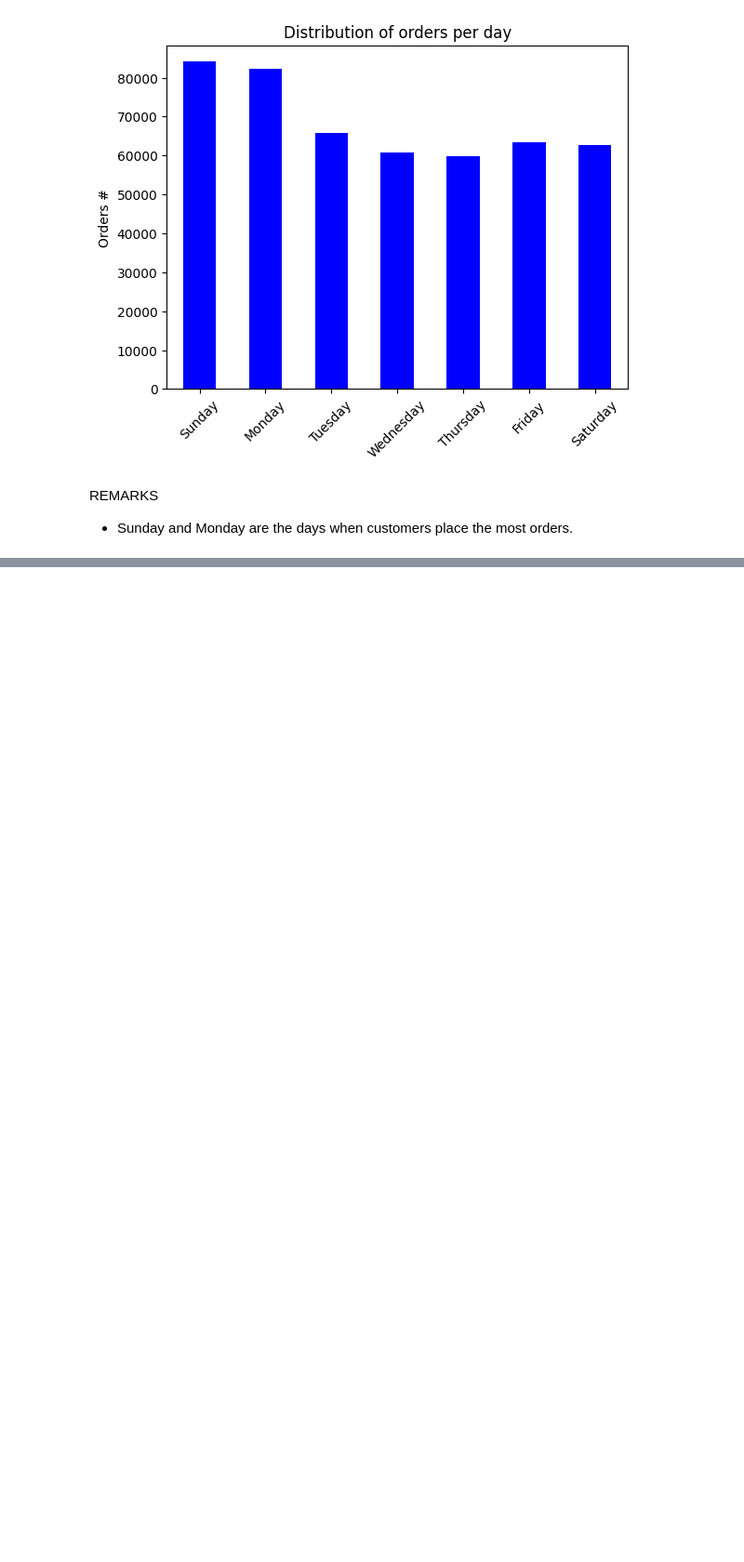
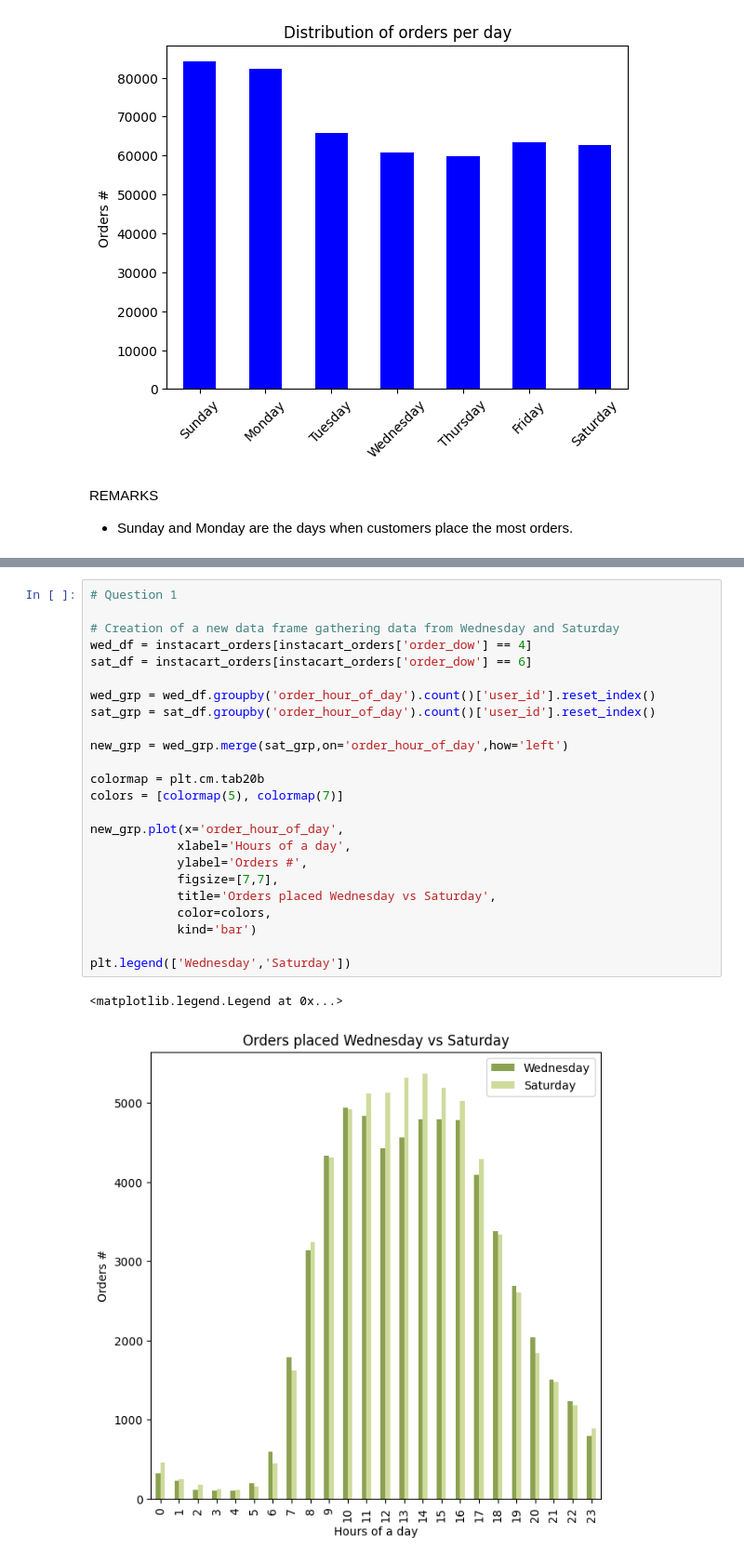
Before and after one commit to Calarioz/DA_InstaCart, a Jupyter notebook: jupyter.ipynb, the cells around one changed output, grey strips where cells are left out. Shown at 93% size. Saved outputs shown, nothing was run; the diff lists cells and outputs as text; blank space fills up the shorter version.

```diff
--- a/jupyter.ipynb
+++ b/jupyter.ipynb
@@ -561,0 +573,27 @@ REMARKS
+# %%
+# Question 1
+
+# Creation of a new data frame gathering data from Wednesday and Saturday
+wed_df = instacart_orders[instacart_orders['order_dow'] == 4]
+sat_df = instacart_orders[instacart_orders['order_dow'] == 6]
+
+wed_grp = wed_df.groupby('order_hour_of_day').count()['user_id'].reset_index()
+sat_grp = sat_df.groupby('order_hour_of_day').count()['user_id'].reset_index()
+
+new_grp = wed_grp.merge(sat_grp,on='order_hour_of_day',how='left')
+
+colormap = plt.cm.tab20b
+colors = [colormap(5), colormap(7)]
+
+new_grp.plot(x='order_hour_of_day',
+            xlabel='Hours of a day',
+            ylabel='Orders #',
+            figsize=[7,7],
+            title='Orders placed Wednesday vs Saturday',
+            color=colors,
+            kind='bar')
+
+plt.legend(['Wednesday','Saturday'])
+# %% [output]
+<matplotlib.legend.Legend at 0x...>
+[figure, added]
```
Also changed, not shown: parts of 19 cells of this notebook.
